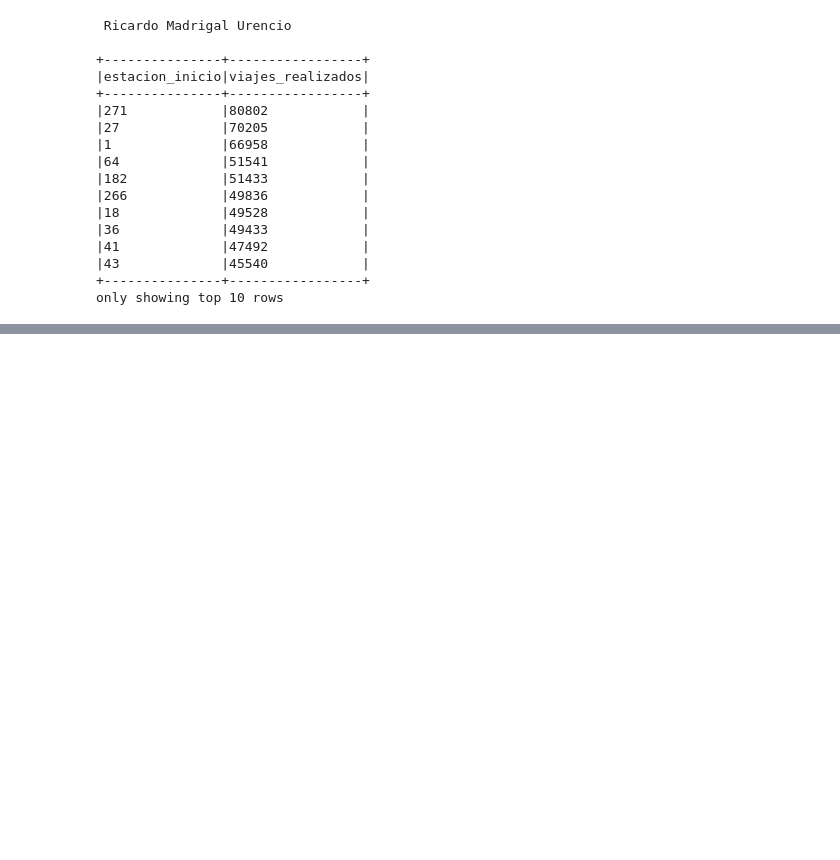
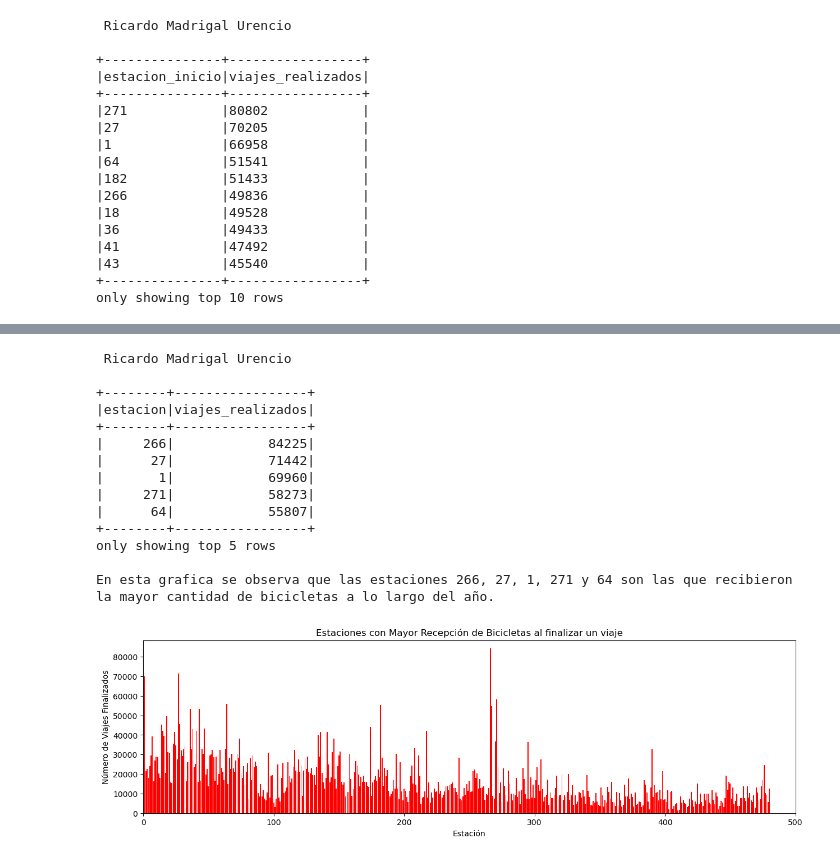
Before and after one commit to Madris1402/Analisis_de_Macrodatos_2025-I, a Jupyter notebook: Tareas/Tarea 04/Tarea04_Ecobici_Analisis.ipynb, the cells around one changed output, grey strips where cells are left out. Drawn from its saved outputs; the diff is of its cells as text; code cells hidden in the pictures; blank space fills up the shorter version.

```diff
--- a/Tareas/Tarea 04/Tarea04_Ecobici_Analisis.ipynb
+++ b/Tareas/Tarea 04/Tarea04_Ecobici_Analisis.ipynb
@@ -180,0 +273,39 @@ only showing top 1 row
+# %%
+#Estaciones que Reciben mayor cantidad de Bicicletas
+campo = "Ciclo_Estacion_Arribo"
+
+sqlstr = f"""select {campo} estacion, count(*) viajes_realizados
+from ecobiciarribos
+group by  estacion
+order by 2 desc
+"""
+
+print(nombre)
+spark.sql(sqlstr).show(5)
+dfh = spark.sql(sqlstr).toPandas()
+
+plt.figure(figsize=(15,4))
+plt.bar(dfh['estacion'], dfh['viajes_realizados'], color='r')
+plt.xlim(0, 500)
+
+plt.xlabel('Estación')
+plt.ylabel('Número de Viajes Finalizados')
+plt.title('Estaciones con Mayor Recepción de Bicicletas al finalizar un viaje')
+
+print("En esta grafica se observa que las estaciones 266, 27, 1, 271 y 64 son las que recibieron la mayor cantidad de bicicletas a lo largo del año.\n")
+# %% [output]
+ Ricardo Madrigal Urencio
+
++--------+-----------------+
+|estacion|viajes_realizados|
++--------+-----------------+
+|     266|            84225|
+|      27|            71442|
+|       1|            69960|
+|     271|            58273|
+|      64|            55807|
++--------+-----------------+
+only showing top 5 rows
+
+En esta grafica se observa que las estaciones 266, 27, 1, 271 y 64 son las que recibieron la mayor cantidad de bicicletas a lo largo del año.
+[figure, added]
```
Also changed, not shown: parts of 17 cells of this notebook, 1 other file.
